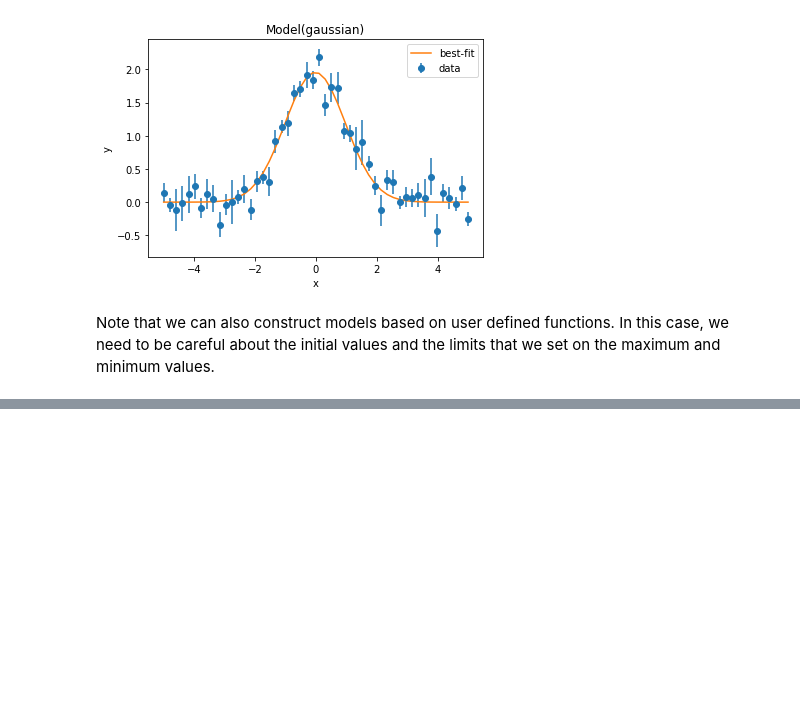
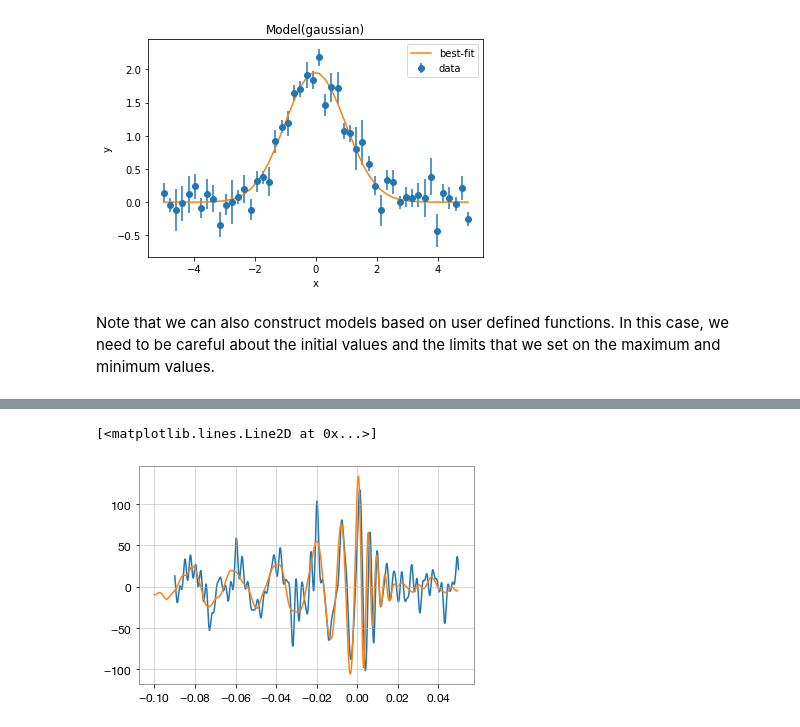
Before and after one commit to violatingcp/MIT_8.S50, a Jupyter notebook: Recitation3/rec3.ipynb, the cells around one changed output, grey strips where cells are left out. Drawn from its saved outputs; the diff is of its cells as text; code cells hidden in the pictures; blank space fills up the shorter version.

```diff
--- a/Recitation3/rec3.ipynb
+++ b/Recitation3/rec3.ipynb
@@ -266,0 +333,41 @@ wmodel_result.plot()
+# %%
+from gwpy.timeseries import TimeSeries
+import h5py
+from scipy.interpolate import interp1d
+
+import os
+
+fn = 'H-H1_GWOSC_16KHZ_R1-1126257415-4096.hdf5' # data file
+tevent = 1126259462.422 # Mon Sep 14 09:50:45 GMT 2015
+evtname = 'GW150914' # event name
+
+detector = 'H1' # detecotr: L1 or H1
+
+strain = TimeSeries.read(fn, format='hdf5.losc')
+center = int(tevent)
+strain = strain.crop(center-16, center+16)
+asd = strain.asd(fftlength = 1)
+
+NRtime, NR_H1 = np.genfromtxt('GW150914_4_NR_waveform.txt').transpose()
+nrdata= TimeSeries(NR_H1, times = NRtime)
+# %%
+def whiten_and_bandpass(strain, asd):
+    fft = strain.fft()
+    asdinterp = interp1d(asd.frequencies, asd)
+    asddiv =asdinterp(fft.frequencies)
+    white_freq = fft/asddiv
+    white = white_freq.ifft()
+    whitebp = white.bandpass(30,400)
+    return TimeSeries(whitebp, t0=strain.t0)
+# %%
+whitened_data = whiten_and_bandpass(strain, asd)
+wnr = whiten_and_bandpass(nrdata, asd).crop(-0.1, 0.05)
+zoom = whitened_data.crop(tevent-0.09, tevent+0.05)
+zoom.t0 = -0.09
+x = np.array(zoom.times)
+white_data_bp_zoom = zoom.value
+plt.plot(x, white_data_bp_zoom)
+plt.plot(wnr.times, wnr.value)
+# %% [output]
+[<matplotlib.lines.Line2D at 0x...>]
+[figure, added]
```
Also changed, not shown: parts of 12 cells of this notebook.
